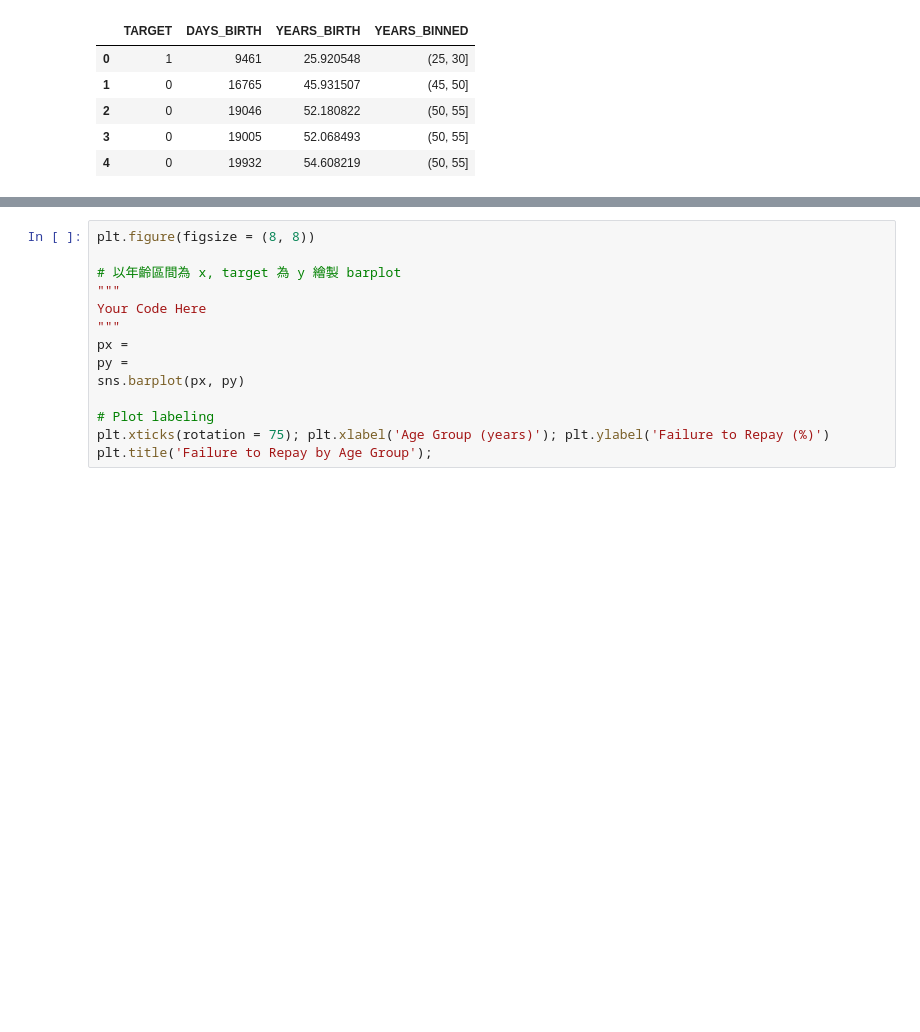
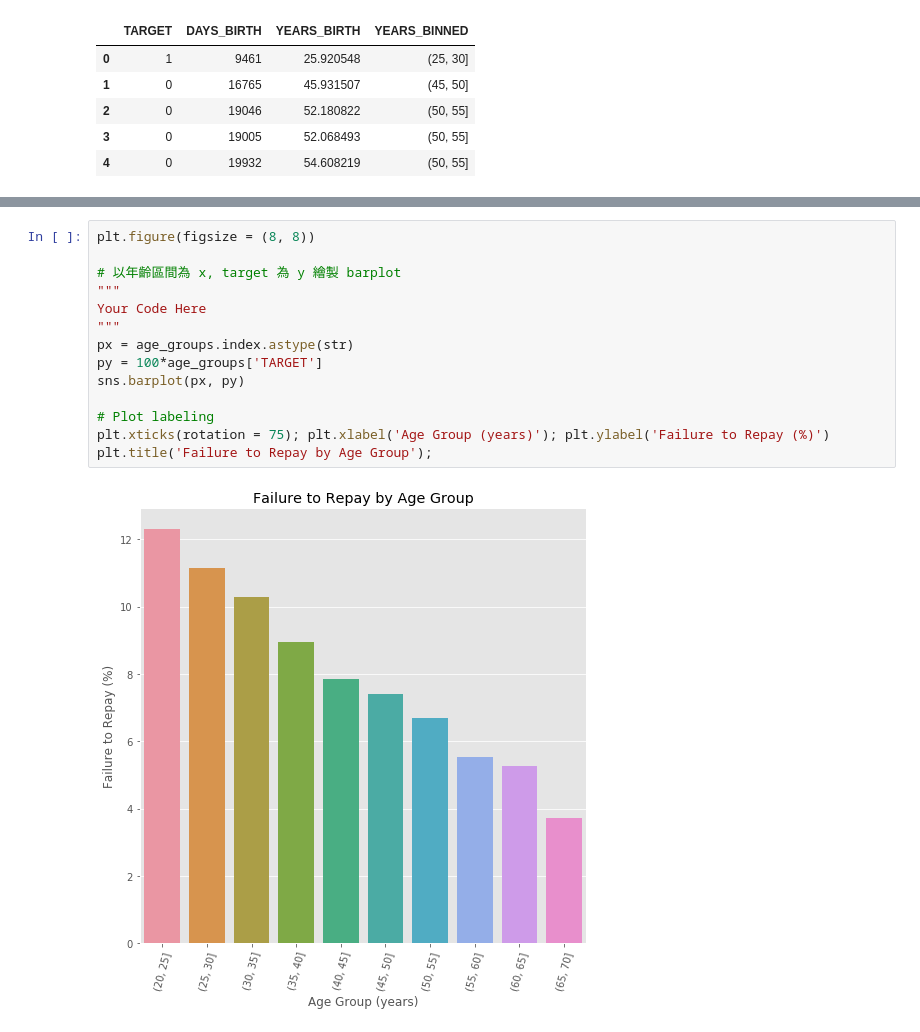
Before and after one commit to a29452291/ML100Days, a Jupyter notebook: homework/Day_016_HW.ipynb, the cells around one changed output, grey strips where cells are left out. Cells and saved outputs as stored; diff of their text form; blank space fills up the shorter version.

```diff
--- a/homework/Day_016_HW.ipynb
+++ b/homework/Day_016_HW.ipynb
@@ -105,14 +117,16 @@ age_groups
 # %%
 plt.figure(figsize = (8, 8))
 
 # 以年齡區間為 x, target 為 y 繪製 barplot
 """
 Your Code Here
 """
-px =
-py =
+px = age_groups.index.astype(str)
+py = 100*age_groups['TARGET']
 sns.barplot(px, py)
 
 # Plot labeling
 plt.xticks(rotation = 75); plt.xlabel('Age Group (years)'); plt.ylabel('Failure to Repay (%)')
 plt.title('Failure to Repay by Age Group');
+# %% [output]
+[figure, added]
```
Also changed, not shown: parts of 2 cells of this notebook.
